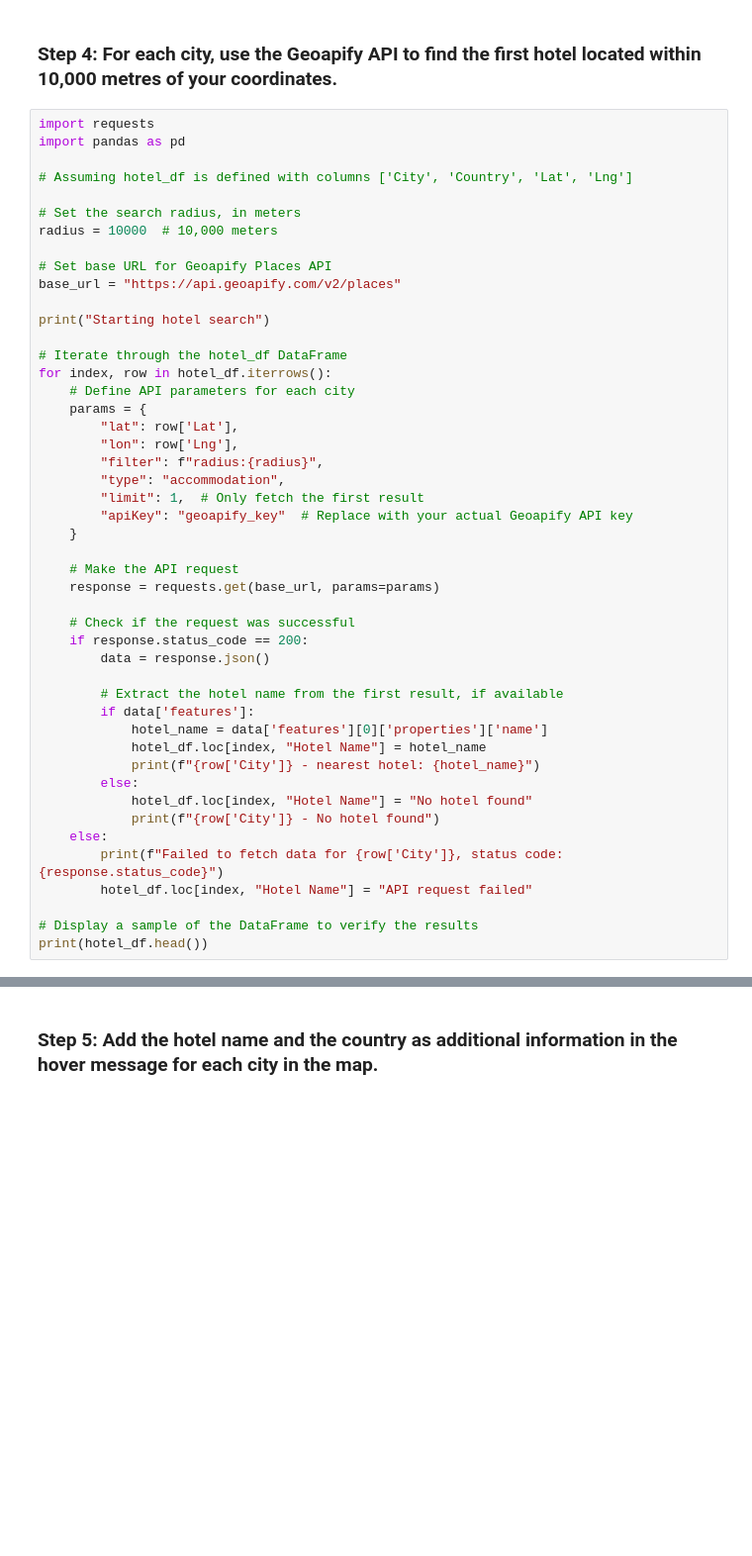
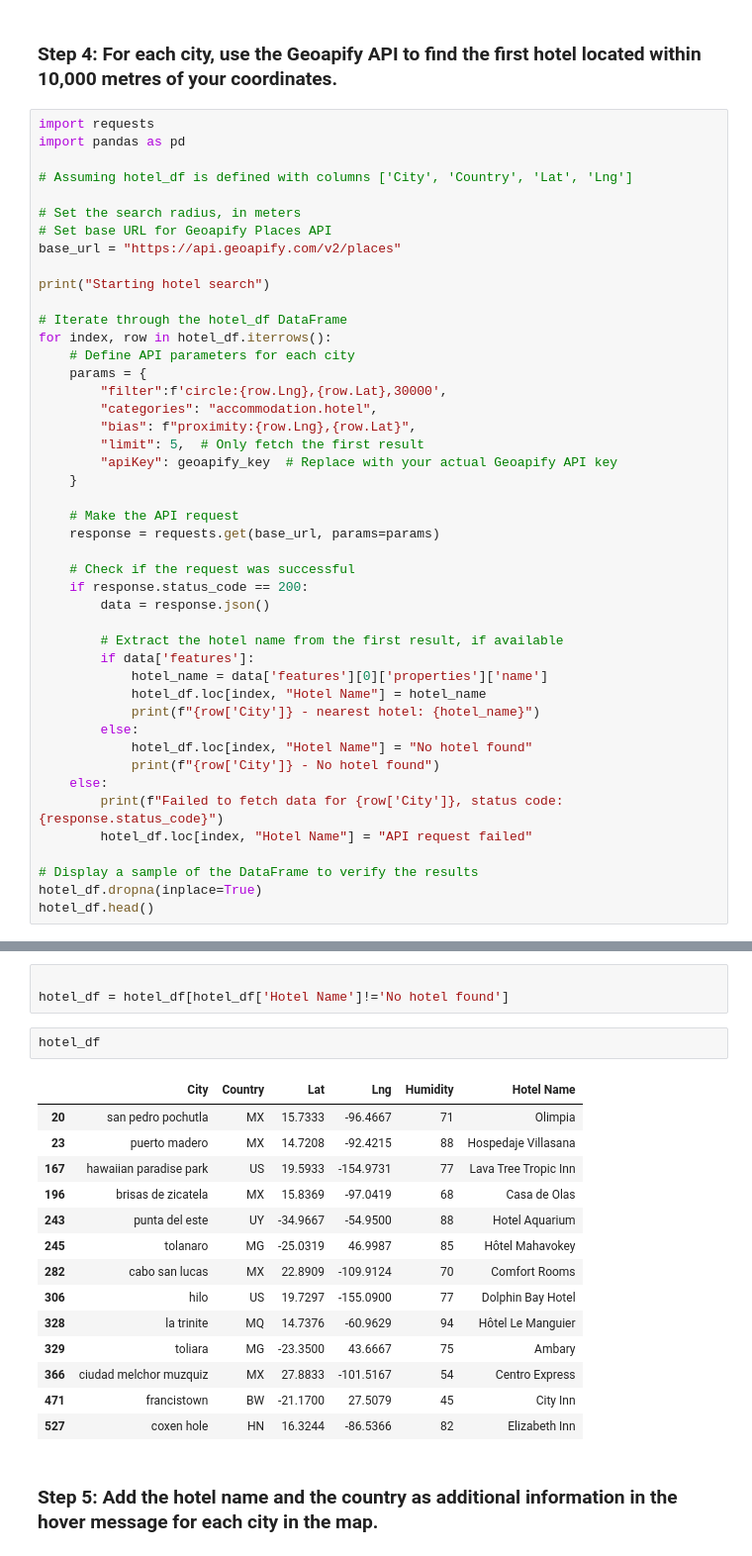
Before and after one commit to 44Jacob/Weather-API-Analysis, a Jupyter notebook: VacationPy.ipynb, the cells around one changed output, grey strips where cells are left out. Shown: that part at 99% size. Saved outputs shown, nothing was run; the diff lists cells and outputs as text; blank space fills up the shorter version.

```diff
--- a/VacationPy.ipynb
+++ b/VacationPy.ipynb
@@ -129,8 +107,6 @@ import pandas as pd
 # Assuming hotel_df is defined with columns ['City', 'Country', 'Lat', 'Lng']
 
 # Set the search radius, in meters
-radius = 10000  # 10,000 meters
-
 # Set base URL for Geoapify Places API
 base_url = "https://api.geoapify.com/v2/places"
 
@@ -140,12 +116,11 @@ print("Starting hotel search")
 for index, row in hotel_df.iterrows():
     # Define API parameters for each city
     params = {
-        "lat": row['Lat'],
-        "lon": row['Lng'],
-        "filter": f"radius:{radius}",
-        "type": "accommodation",
-        "limit": 1,  # Only fetch the first result
-        "apiKey": "geoapify_key"  # Replace with your actual Geoapify API key
+        "filter":f'circle:{row.Lng},{row.Lat},30000',
+        "categories": "accommodation.hotel",
+        "bias": f"proximity:{row.Lng},{row.Lat}",
+        "limit": 5,  # Only fetch the first result
+        "apiKey": geoapify_key  # Replace with your actual Geoapify API key
     }
 
     # Make the API request
@@ -168,6 +143,7 @@ for index, row in hotel_df.iterrows():
         hotel_df.loc[index, "Hotel Name"] = "API request failed"
 
 # Display a sample of the DataFrame to verify the results
-print(hotel_df.head())
+hotel_df.dropna(inplace=True)
+hotel_df.head()
 # %% [output]
 Starting hotel search
@@ -257,3 +171,23 @@ Failed to fetch data for la trinite, status code: 401
+# %%
+
+hotel_df = hotel_df[hotel_df['Hotel Name']!='No hotel found']
+# %%
+hotel_df
+# %% [output]
+|  | City | Country | Lat | Lng | Humidity | Hotel Name |
+| 20 | san pedro pochutla | MX | 15.7333 | -96.4667 | 71 | Olimpia |
+| 23 | puerto madero | MX | 14.7208 | -92.4215 | 88 | Hospedaje Villasana |
+| 167 | hawaiian paradise park | US | 19.5933 | -154.9731 | 77 | Lava Tree Tropic Inn |
+| 196 | brisas de zicatela | MX | 15.8369 | -97.0419 | 68 | Casa de Olas |
+| 243 | punta del este | UY | -34.9667 | -54.9500 | 88 | Hotel Aquarium |
+| 245 | tolanaro | MG | -25.0319 | 46.9987 | 85 | Hôtel Mahavokey |
+| 282 | cabo san lucas | MX | 22.8909 | -109.9124 | 70 | Comfort Rooms |
+| 306 | hilo | US | 19.7297 | -155.0900 | 77 | Dolphin Bay Hotel |
+| 328 | la trinite | MQ | 14.7376 | -60.9629 | 94 | Hôtel Le Manguier |
+| 329 | toliara | MG | -23.3500 | 43.6667 | 75 | Ambary |
+| 366 | ciudad melchor muzquiz | MX | 27.8833 | -101.5167 | 54 | Centro Express |
+| 471 | francistown | BW | -21.1700 | 27.5079 | 45 | City Inn |
+| 527 | coxen hole | HN | 16.3244 | -86.5366 | 82 | Elizabeth Inn |
 # %% [markdown]
 ### Step 5: Add the hotel name and the country as additional information in the hover message for each city in the map.
 # %%
```
Also changed, not shown: parts of 5 cells of this notebook, 1 other file.
